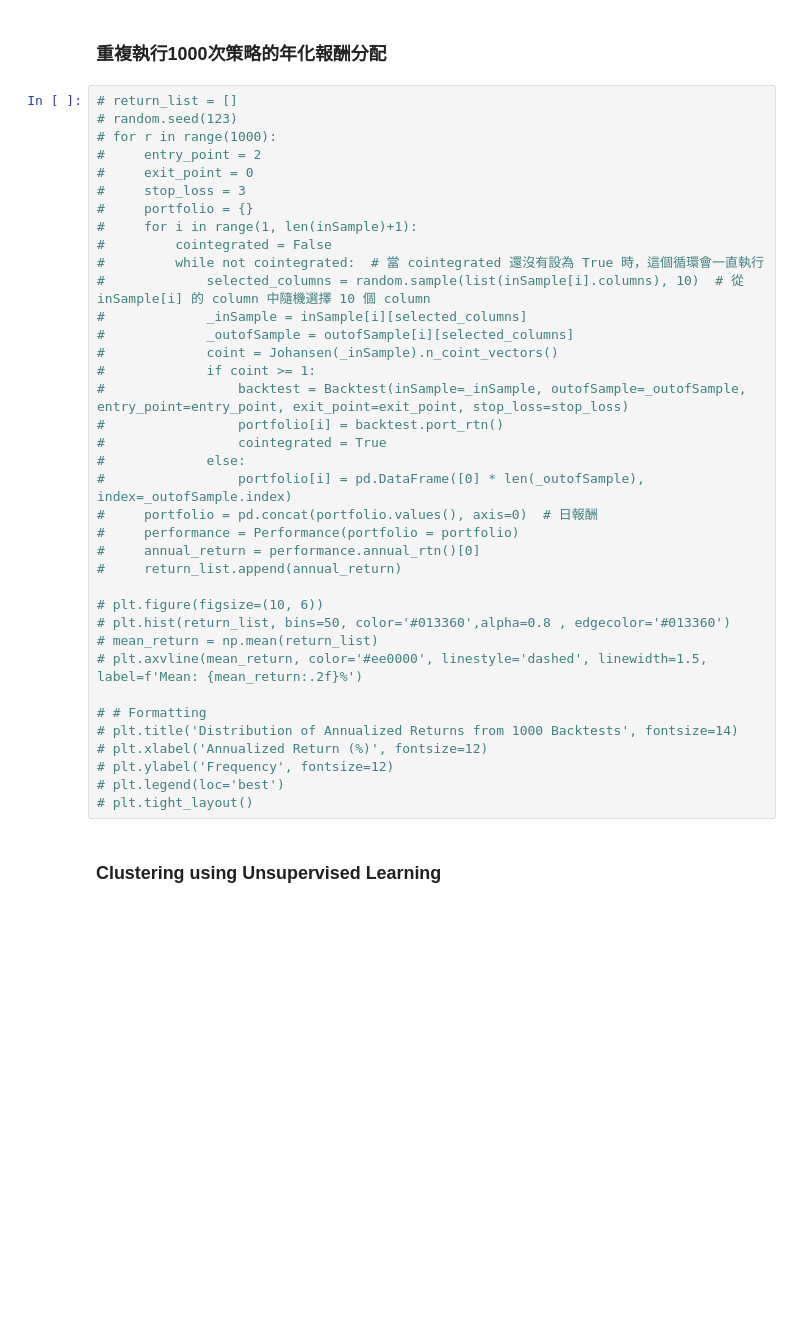
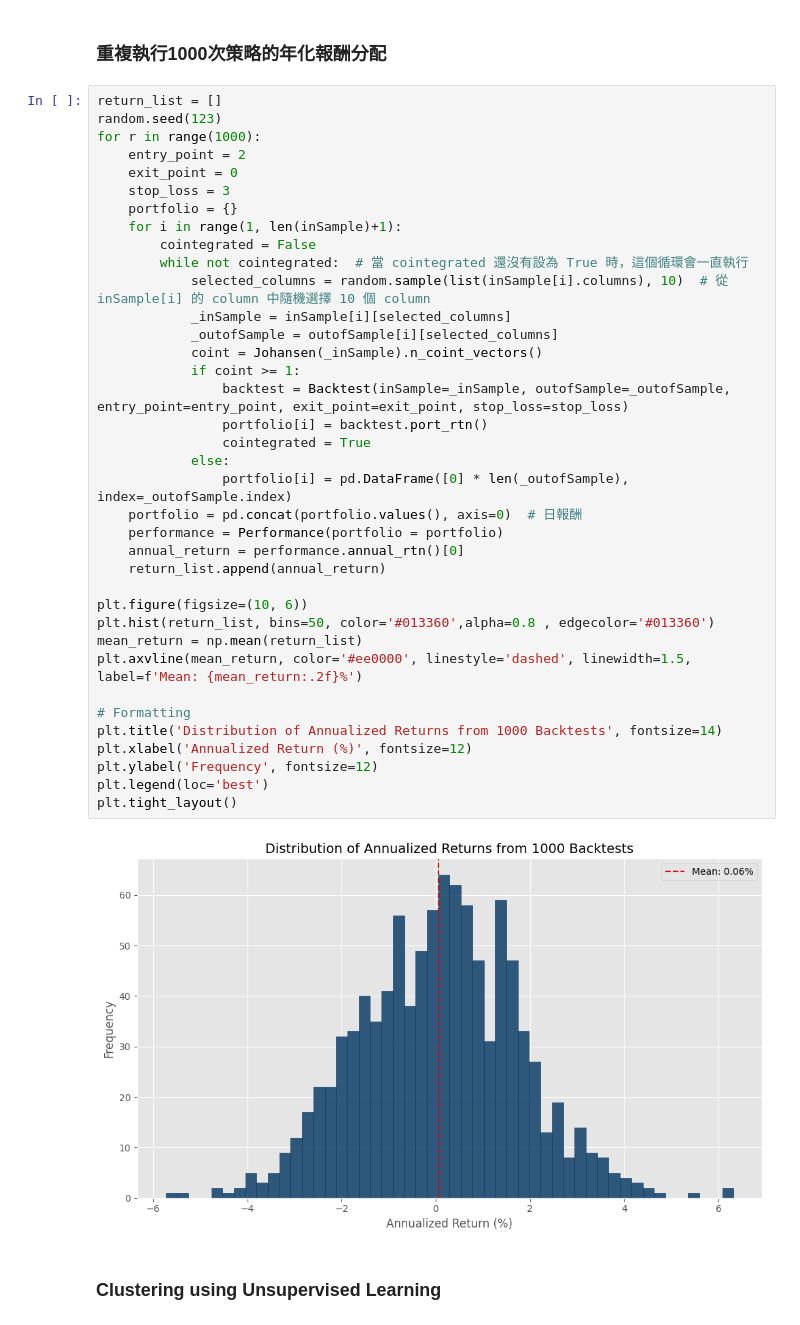
Before and after one commit to Maurice-1008/Pair_code, a Jupyter notebook: main.ipynb, the cells around one changed output. Cells and saved outputs as stored; diff of their text form; blank space fills up the shorter version.

```diff
--- a/main.ipynb
+++ b/main.ipynb
@@ -745,42 +745,44 @@ performance.summary_table()
 # %% [markdown]
 ### 重複執行1000次策略的年化報酬分配
 # %%
-# return_list = []
-# random.seed(123)
-# for r in range(1000):
-#     entry_point = 2
-#     exit_point = 0
-#     stop_loss = 3
-#     portfolio = {}
-#     for i in range(1, len(inSample)+1):
-#         cointegrated = False
-#         while not cointegrated:  # 當 cointegrated 還沒有設為 True 時，這個循環會一直執行
-#             selected_columns = random.sample(list(inSample[i].columns), 10)  # 從 inSample[i] 的 column 中隨機選擇 10 個 column
-#             _inSample = inSample[i][selected_columns]
-#             _outofSample = outofSample[i][selected_columns]
-#             coint = Johansen(_inSample).n_coint_vectors()
-#             if coint >= 1:
-#                 backtest = Backtest(inSample=_inSample, outofSample=_outofSample, entry_point=entry_point, exit_point=exit_point, stop_loss=stop_loss)
-#                 portfolio[i] = backtest.port_rtn()
-#                 cointegrated = True
-#             else:
-#                 portfolio[i] = pd.DataFrame([0] * len(_outofSample), index=_outofSample.index)
-#     portfolio = pd.concat(portfolio.values(), axis=0)  # 日報酬
-#     performance = Performance(portfolio = portfolio)
-#     annual_return = performance.annual_rtn()[0]
-#     return_list.append(annual_return)
+return_list = []
+random.seed(123)
+for r in range(1000):
+    entry_point = 2
+    exit_point = 0
+    stop_loss = 3
+    portfolio = {}
+    for i in range(1, len(inSample)+1):
+        cointegrated = False
+        while not cointegrated:  # 當 cointegrated 還沒有設為 True 時，這個循環會一直執行
+            selected_columns = random.sample(list(inSample[i].columns), 10)  # 從 inSample[i] 的 column 中隨機選擇 10 個 column
+            _inSample = inSample[i][selected_columns]
+            _outofSample = outofSample[i][selected_columns]
+            coint = Johansen(_inSample).n_coint_vectors()
+            if coint >= 1:
+                backtest = Backtest(inSample=_inSample, outofSample=_outofSample, entry_point=entry_point, exit_point=exit_point, stop_loss=stop_loss)
+                portfolio[i] = backtest.port_rtn()
+                cointegrated = True
+            else:
+                portfolio[i] = pd.DataFrame([0] * len(_outofSample), index=_outofSample.index)
+    portfolio = pd.concat(portfolio.values(), axis=0)  # 日報酬
+    performance = Performance(portfolio = portfolio)
+    annual_return = performance.annual_rtn()[0]
+    return_list.append(annual_return)
 
-# plt.figure(figsize=(10, 6))
-# plt.hist(return_list, bins=50, color='#013360',alpha=0.8 , edgecolor='#013360')
-# mean_return = np.mean(return_list)
-# plt.axvline(mean_return, color='#ee0000', linestyle='dashed', linewidth=1.5, label=f'Mean: {mean_return:.2f}%')
+plt.figure(figsize=(10, 6))
+plt.hist(return_list, bins=50, color='#013360',alpha=0.8 , edgecolor='#013360')
+mean_return = np.mean(return_list)
+plt.axvline(mean_return, color='#ee0000', linestyle='dashed', linewidth=1.5, label=f'Mean: {mean_return:.2f}%')
 
-# # Formatting
-# plt.title('Distribution of Annualized Returns from 1000 Backtests', fontsize=14)
-# plt.xlabel('Annualized Return (%)', fontsize=12)
-# plt.ylabel('Frequency', fontsize=12)
-# plt.legend(loc='best')
-# plt.tight_layout()
+# Formatting
+plt.title('Distribution of Annualized Returns from 1000 Backtests', fontsize=14)
+plt.xlabel('Annualized Return (%)', fontsize=12)
+plt.ylabel('Frequency', fontsize=12)
+plt.legend(loc='best')
+plt.tight_layout()
+# %% [output]
+[figure, added]
 # %% [markdown]
 ### Clustering using Unsupervised Learning
 # %%
```
Also changed, not shown: parts of 4 cells of this notebook.
